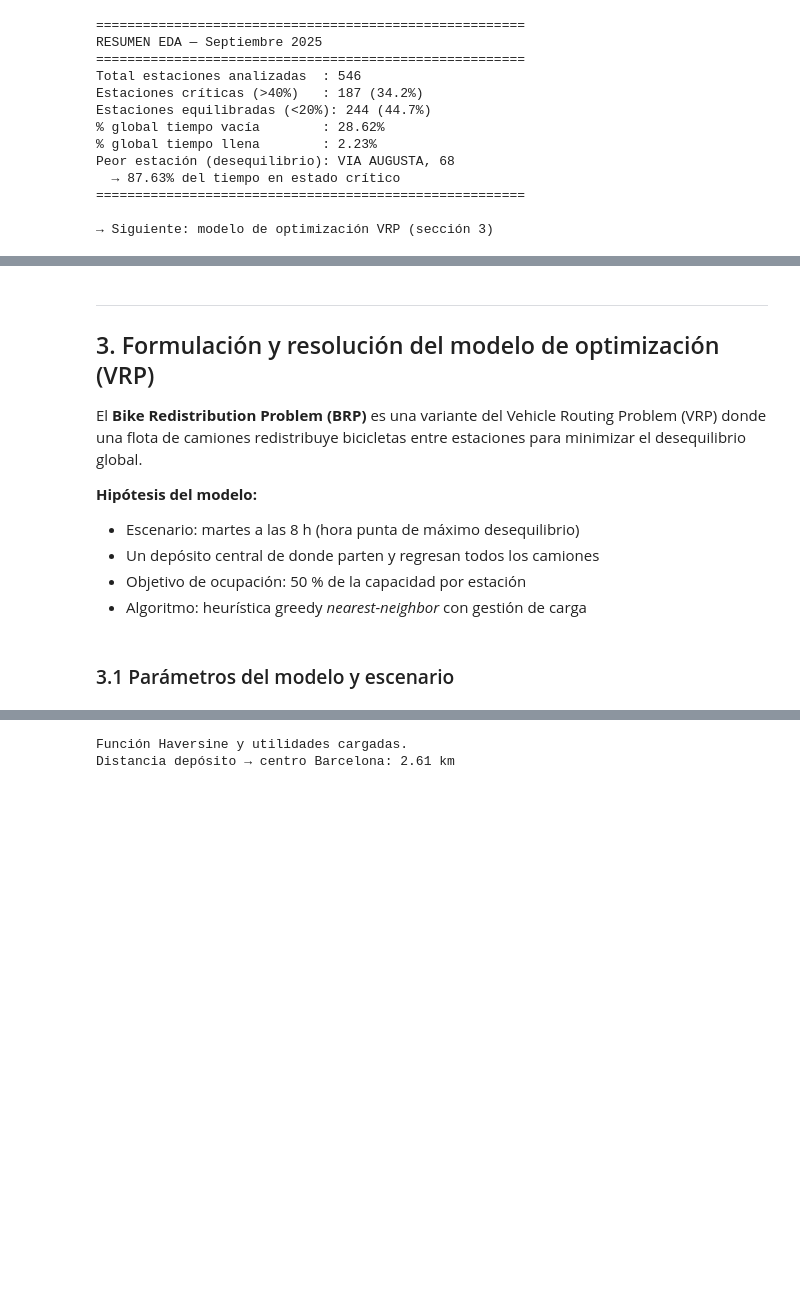
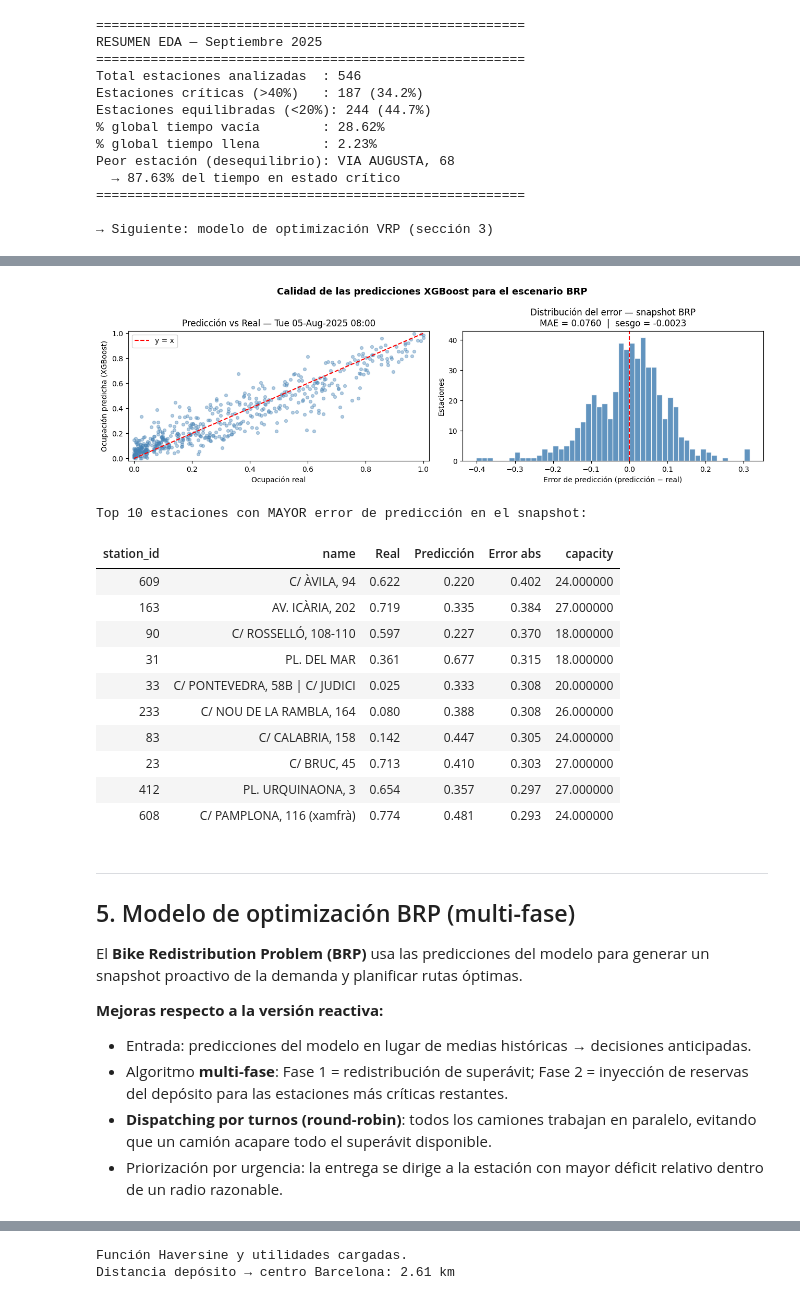
Before and after one commit to C0SBEL/brp_bicing, a Jupyter notebook: notebooks/BRP.ipynb, the cells around one changed output, grey strips where cells are left out. Saved outputs shown, nothing was run; the diff lists cells and outputs as text; code cells hidden in the pictures; blank space fills up the shorter version.

```diff
--- a/notebooks/BRP.ipynb
+++ b/notebooks/BRP.ipynb
@@ -319,15 +444,62 @@ Peor estación (desequilibrio): VIA AUGUSTA, 68
+# %%
+# ── Visualización: predicción vs real en el snapshot ─────────────────────
+fig, axes = plt.subplots(1, 2, figsize=(13, 4))
+
+ax = axes[0]
+ax.scatter(snap_real['occ_real'], snap_real['occ_pred'],
+           alpha=0.4, s=18, color='steelblue')
+ax.plot([0, 1], [0, 1], 'r--', linewidth=1.5, label='y = x')
+ax.set_xlabel('Ocupación real')
+ax.set_ylabel(f'Ocupación predicha ({BEST_MODEL_NAME})')
+ax.set_title(f'Predicción vs Real — {SCENARIO_TS.strftime("%a %d-%b-%Y %H:%M")}')
+ax.set_xlim(-0.02, 1.02); ax.set_ylim(-0.02, 1.02)
+ax.legend()
+
+ax = axes[1]
+err = snap_real['occ_pred'] - snap_real['occ_real']
+ax.hist(err, bins=50, color='steelblue', edgecolor='white', alpha=0.85)
+ax.axvline(0, color='red', linewidth=1.5, linestyle='--')
+ax.set_xlabel('Error de predicción (predicción − real)')
+ax.set_ylabel('Estaciones')
+ax.set_title(f'Distribución del error — snapshot BRP\n'
+             f'MAE = {err.abs().mean():.4f}  |  sesgo = {err.mean():.4f}')
+
+plt.suptitle(f'Calidad de las predicciones {BEST_MODEL_NAME} para el escenario BRP',
+             fontsize=13, fontweight='bold')
+plt.tight_layout()
+plt.show()
+
+print(f"\nTop 10 estaciones con MAYOR error de predicción en el snapshot:")
+snap_real['pred_error_abs'] = (snap_real['occ_pred'] - snap_real['occ_real']).abs()
+display(snap_real.nlargest(10, 'pred_error_abs')
+        [['station_id','name','occ_real','occ_pred','pred_error_abs','capacity']]
+        .rename(columns={'occ_real':'Real','occ_pred':'Predicción','pred_error_abs':'Error abs'})
+        .style.format({'Real':'{:.3f}','Predicción':'{:.3f}','Error abs':'{:.3f}'})
+        .hide(axis='index'))
+# %% [output]
+[figure, added]
+Top 10 estaciones con MAYOR error de predicción en el snapshot:
+| station_id | name | Real | Predicción | Error abs | capacity |
+| 609 | C/ ÀVILA, 94 | 0.622 | 0.220 | 0.402 | 24.000000 |
+| 163 | AV. ICÀRIA, 202 | 0.719 | 0.335 | 0.384 | 27.000000 |
+| 90 | C/ ROSSELLÓ, 108-110 | 0.597 | 0.227 | 0.370 | 18.000000 |
+| 31 | PL. DEL MAR | 0.361 | 0.677 | 0.315 | 18.000000 |
+| 33 | C/ PONTEVEDRA, 58B | C/ JUDICI | 0.025 | 0.333 | 0.308 | 20.000000 |
+| 233 | C/ NOU DE LA RAMBLA, 164 | 0.080 | 0.388 | 0.308 | 26.000000 |
+| 83 | C/ CALABRIA, 158 | 0.142 | 0.447 | 0.305 | 24.000000 |
+| 23 | C/ BRUC, 45 | 0.713 | 0.410 | 0.303 | 27.000000 |
+| 412 | PL. URQUINAONA, 3 | 0.654 | 0.357 | 0.297 | 27.000000 |
+| 608 | C/ PAMPLONA, 116 (xamfrà) | 0.774 | 0.481 | 0.293 | 24.000000 |
 # %% [markdown]
 ---
-## 3. Formulación y resolución del modelo de optimización (VRP)
+## 5. Modelo de optimización BRP (multi-fase)
 
-El **Bike Redistribution Problem (BRP)** es una variante del Vehicle Routing Problem (VRP) donde una flota de camiones redistribuye bicicletas entre estaciones para minimizar el desequilibrio global.
+El **Bike Redistribution Problem (BRP)** usa las predicciones del modelo para generar un snapshot proactivo de la demanda y planificar rutas óptimas.
 
-**Hipótesis del modelo:**
-- Escenario: martes a las 8 h (hora punta de máximo desequilibrio)
-- Un depósito central de donde parten y regresan todos los camiones
-- Objetivo de ocupación: 50 % de la capacidad por estación
-- Algoritmo: heurística greedy *nearest-neighbor* con gestión de carga
+**Mejoras respecto a la versión reactiva:**
+- Entrada: predicciones del modelo en lugar de medias históricas → decisiones anticipadas.
+- Algoritmo **multi-fase**: Fase 1 = redistribución de superávit; Fase 2 = inyección de reservas del depósito para las estaciones más críticas restantes.
+- **Dispatching por turnos (round-robin)**: todos los camiones trabajan en paralelo, evitando que un camión acapare todo el superávit disponible.
+- Priorización por urgencia: la entrega se dirige a la estación con mayor déficit relativo dentro de un radio razonable.
-# %% [markdown]
-### 3.1 Parámetros del modelo y escenario
 # %%
 # ── Parámetros de la flota ─────────────────────────────────────────────────
```
Also changed, not shown: parts of 14 cells of this notebook, 14 other files.
